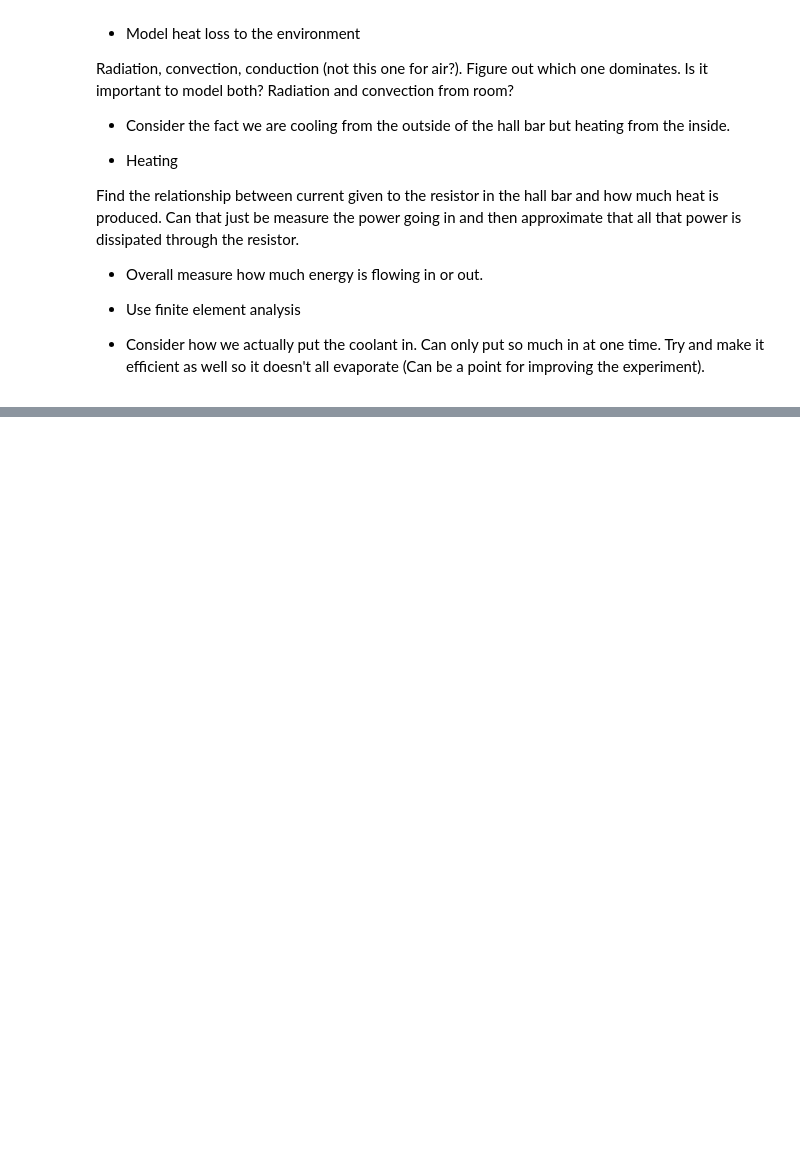
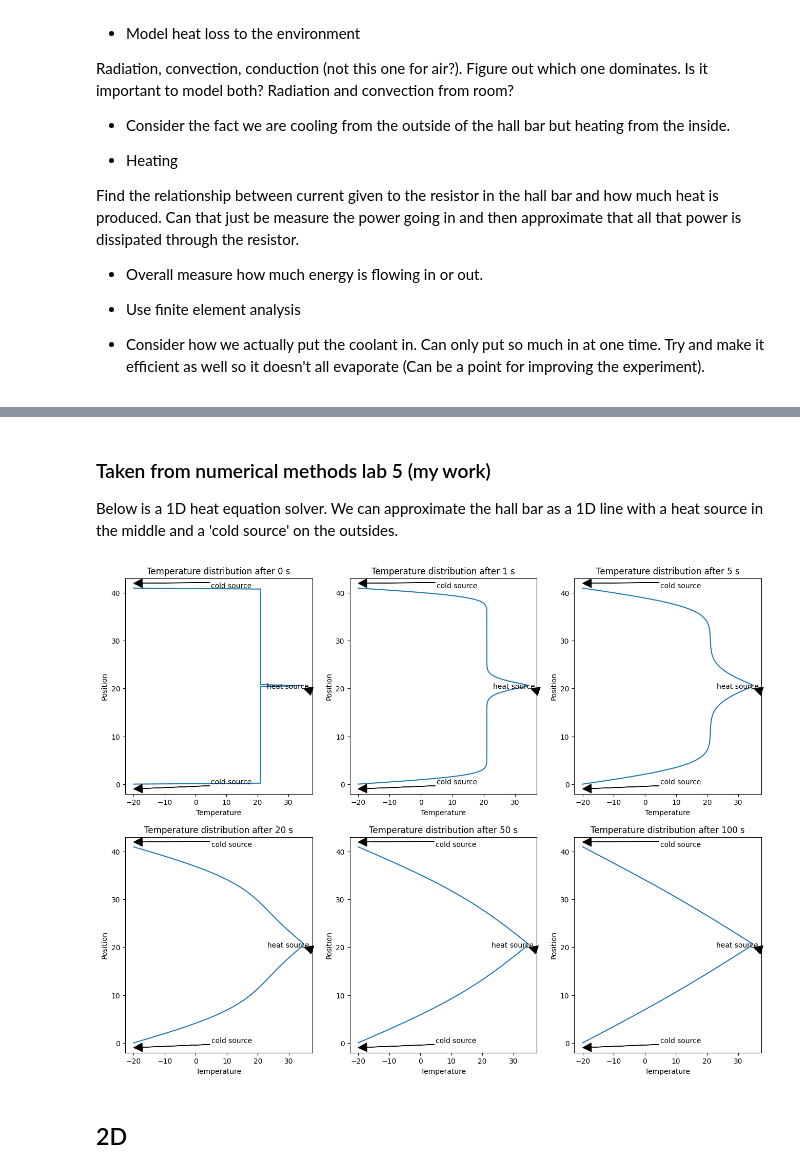
Before and after one commit to mairi-m/Hall-Effect-Project, a Jupyter notebook: Simulation.ipynb, the cells around one changed output, grey strips where cells are left out. Drawn from its saved outputs; the diff is of its cells as text; code cells hidden in the pictures; blank space fills up the shorter version.

```diff
--- a/Simulation.ipynb
+++ b/Simulation.ipynb
@@ -53,3 +61,7 @@ Read wikipedia page do we use the heat transfer function from numerical methods?
 ### Testing
 - Is there a way to test the heat loss and gain equations are working properly?
 - Track conservation of energy (This will need to account for energy going in and out of the system. But is that all consistent with the values inside?)
+# %% [markdown]
+### Taken from numerical methods lab 5 (my work)
+
+Below is a 1D heat equation solver. We can approximate the hall bar as a 1D line with a heat source in the middle and a 'cold source' on the outsides.
@@ -55,0 +123,18 @@ Read wikipedia page do we use the heat transfer function from numerical methods?
+# %%
+# Run the system for 100 s at a temperature of 20 degrees
+times=[0,1,5,20,50,100]
+plt.figure(figsize=(16,12))
+for i,time in enumerate(times):
+    plt.subplot(2,int((len(times)/2)),i+1)
+    f,x,t=ftcs(0,time,0.01,0,41,0.2,1,35,-20)
+    plt.plot(f,x)
+    plt.annotate("heat source", xy=(35,20),xytext=(23,20),arrowprops=dict(facecolor='black', width = 0.1))
+    plt.annotate("cold source", xy=(-20,42),xytext=(5,41),arrowprops=dict(facecolor='black', width = 0.1))
+    plt.annotate("cold source", xy=(-20,-1),xytext=(5,0),arrowprops=dict(facecolor='black', width = 0.1))
+    plt.ylabel("Position")
+    plt.xlabel("Temperature")
+    plt.title("Temperature distribution after {0} s".format(time))
+# %% [output]
+[figure, added]
+# %% [markdown]
+## 2D
```
Also changed, not shown: parts of 6 cells of this notebook.
